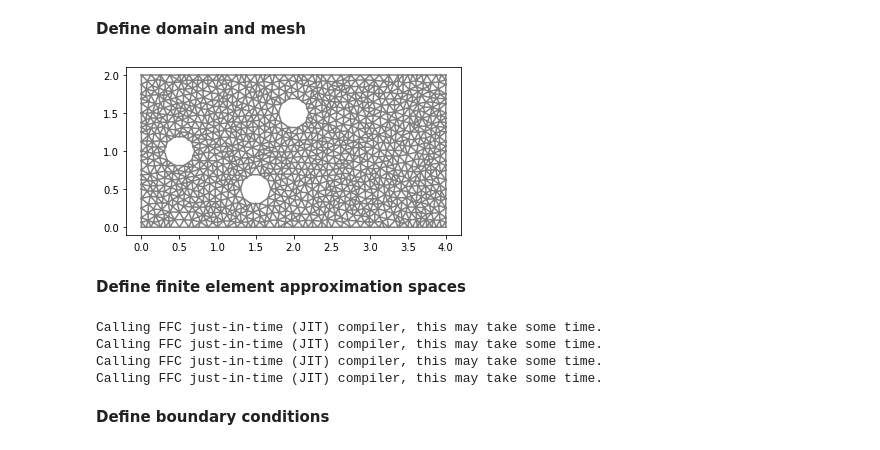
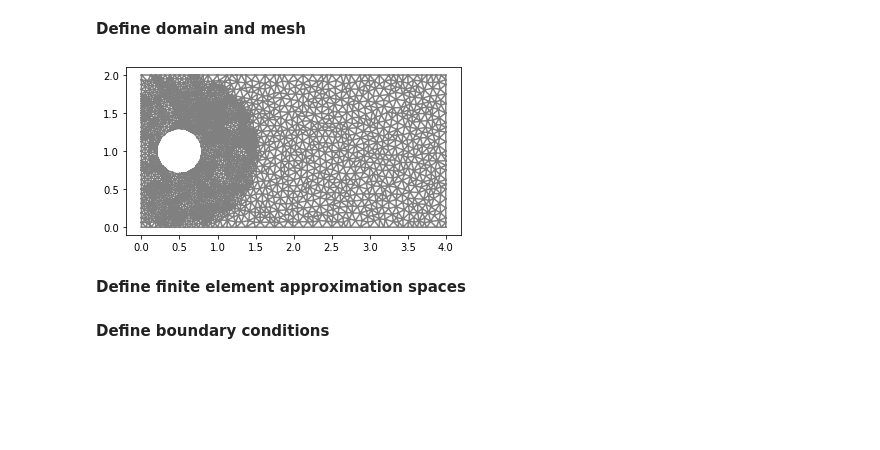
Before and after one commit to johanhoffman/DD2365_VT23, a Jupyter notebook: Lab1/jonahaag_lab1.ipynb, the cells around one changed output. Saved outputs shown, nothing was run; the diff lists cells and outputs as text; code cells hidden in the pictures; blank space fills up the shorter version.

```diff
--- a/Lab1/jonahaag_lab1.ipynb
+++ b/Lab1/jonahaag_lab1.ipynb
@@ -105,35 +123,38 @@ and to implement the velocity boundary conditions we use a penalty formulation,
 # %%
 # Define rectangular domain
 L = 4
 H = 2
 
 # Generate mesh (examples with and without a hole in the mesh)
-resolution = 32
-#mesh = RectangleMesh(Point(0.0, 0.0), Point(L, H), L*resolution, H*resolution)
-#mesh = generate_mesh(Rectangle(Point(0.0,0.0), Point(L,H)) - Circle(Point(0.5,0.5*H),0.2), resolution)
-mesh = generate_mesh(Rectangle(Point(0.0,0.0), Point(L,H)) - Circle(Point(1.5,0.25*H),0.2) - Circle(Point(0.5,0.5*H),0.2) - Circle(Point(2.0,0.75*H),0.2), resolution)
+resolution = 32 # Uniform mesh size h = 1/resolution
+x_circle = 0.125*L
+y_circle = 0.5*H
+r_circle = 0.3
+
+mesh = generate_mesh(Rectangle(Point(0.0,0.0), Point(L,H)) - Circle(Point(x_circle,y_circle),r_circle), resolution)
 
 # Local mesh refinement (specified by a cell marker)
-no_levels = 0
+no_levels = 1 # We want to refine the mesh once
 for i in range(0,no_levels):
   cell_marker = MeshFunction("bool", mesh, mesh.topology().dim())
   for cell in cells(mesh):
     cell_marker[cell] = False
     p = cell.midpoint()
-    if p.distance(Point(1.5, 0.5)) < 1.0:
+    if p.distance(Point(x_circle,y_circle)) < 1.0:
         cell_marker[cell] = True
   mesh = refine(mesh, cell_marker)
 
 plt.figure()
 plot(mesh)
 plt.show()
 # %% [output]
-[figure, old version]
+[figure, new version]
 # %% [markdown]
 **Define finite element approximation spaces**
 # %%
 # Generate mixed finite element spaces (for velocity and pressure)
 VE = VectorElement("CG", mesh.ufl_cell(), 2)
+# VE = VectorElement("CG", mesh.ufl_cell(), 1) # not inf sup stable
 QE = FiniteElement("CG", mesh.ufl_cell(), 1)
 WE = VE * QE
 
@@ -145,11 +166,6 @@ Q = FunctionSpace(mesh, QE)
 w = Function(W)
 (u, p) = (as_vector((w[0],w[1])), w[2])
 (v, q) = TestFunctions(W)
-# %% [output]
-Calling FFC just-in-time (JIT) compiler, this may take some time.
-Calling FFC just-in-time (JIT) compiler, this may take some time.
-Calling FFC just-in-time (JIT) compiler, this may take some time.
-Calling FFC just-in-time (JIT) compiler, this may take some time.
 # %% [markdown]
 **Define boundary conditions**
 # %%
```
Also changed, not shown: parts of 13 cells of this notebook.
